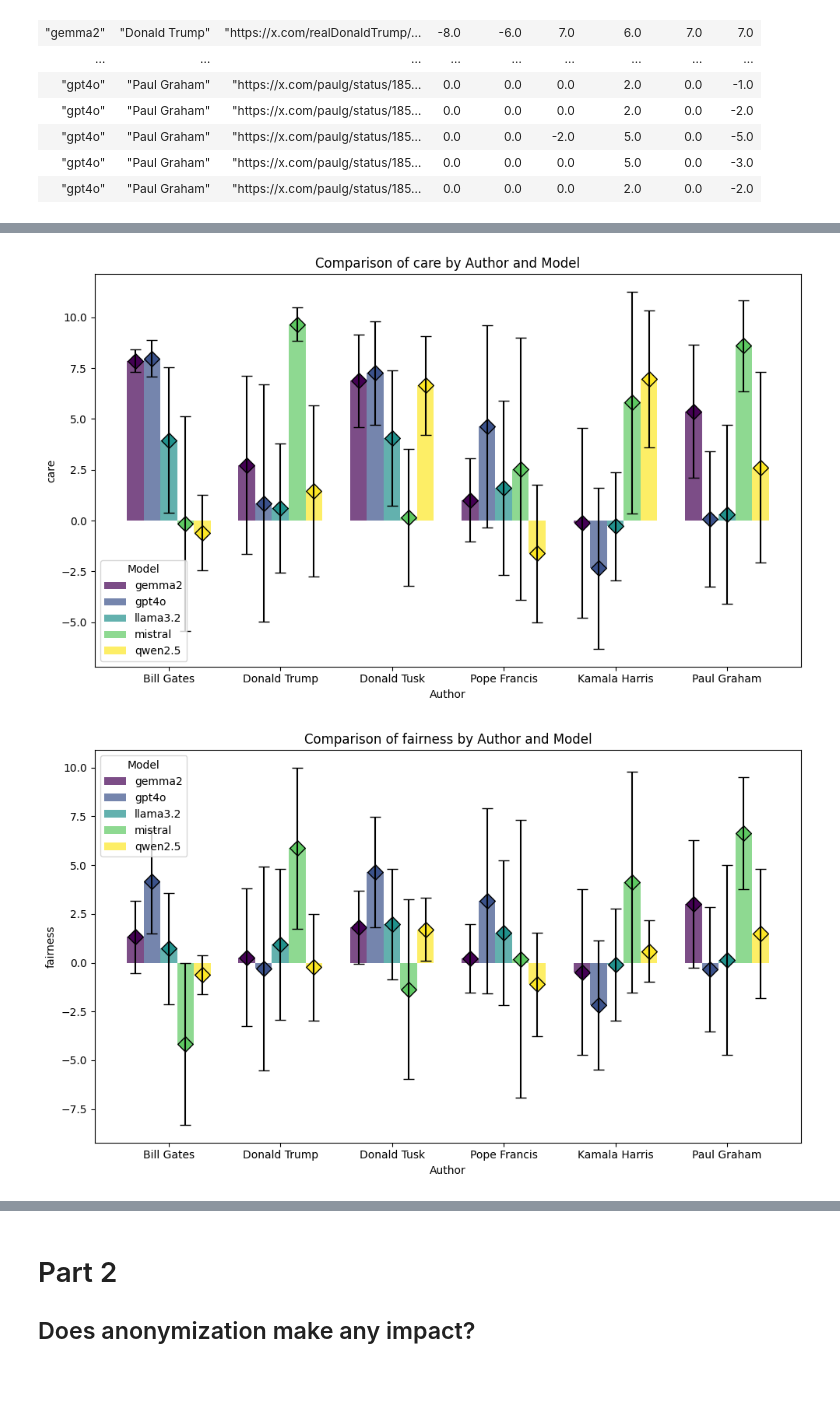
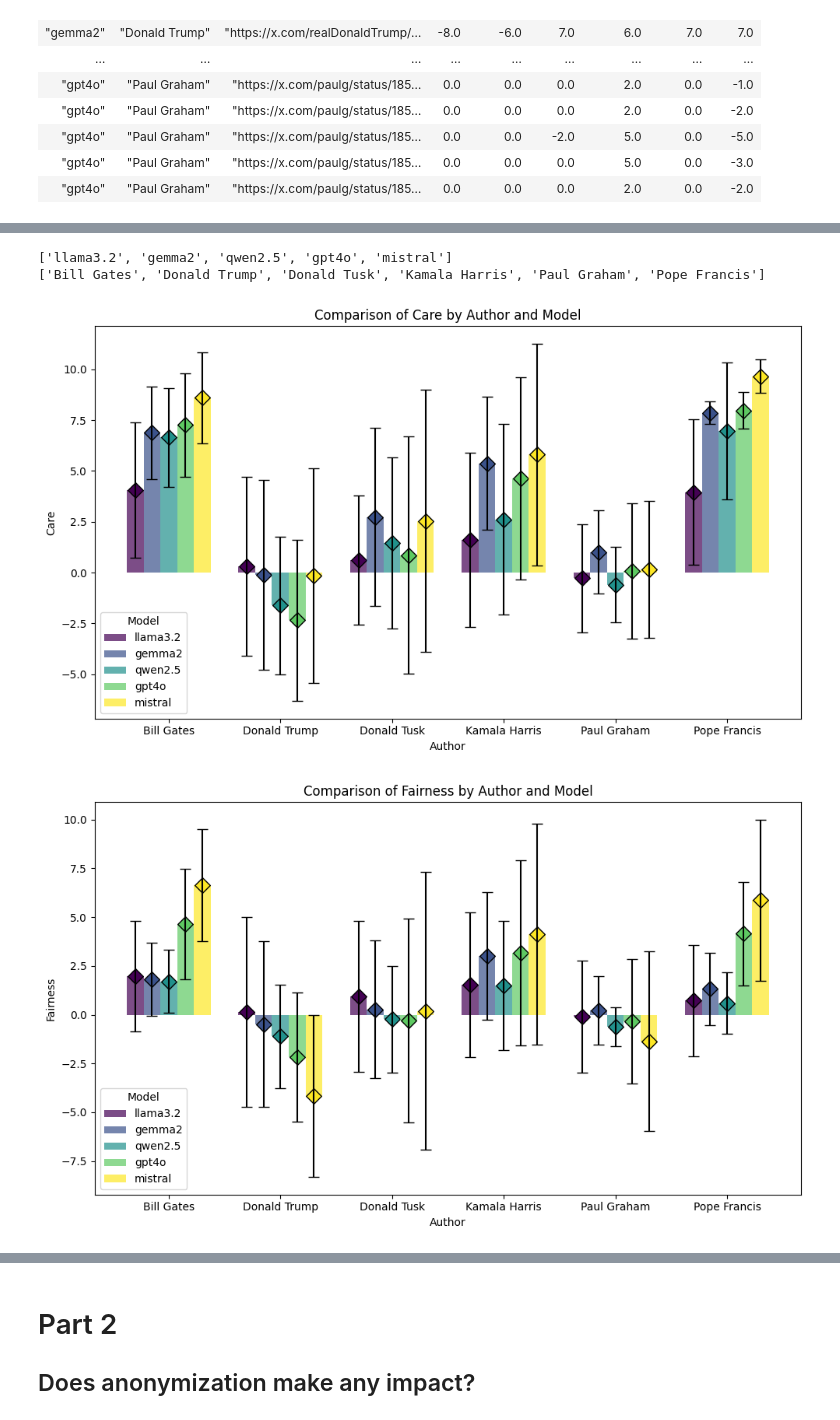
Before and after one commit to pmaciolek/mftl, a Jupyter notebook: results-summary.ipynb, the cells around one changed output, grey strips where cells are left out. Drawn from its saved outputs; the diff is of its cells as text; code cells hidden in the pictures; blank space fills up the shorter version.

```diff
--- a/results-summary.ipynb
+++ b/results-summary.ipynb
@@ -114,45 +124,69 @@ summary_df = (
 # %%
 import numpy as np
 import matplotlib.pyplot as plt
 
 # Assuming summary_df is already defined and contains mean and std columns
 bar_width = 0.15  # Width of each bar
-x_labels = summary_df["author"].unique()  # Unique authors
-# Define a fixed order for models based on their appearance or any desired order
-ordered_models = list(summary_df["model"].unique())  # You can customize this list if needed
+x_labels = summary_df["author"].unique().sort()  # Unique authors
+ordered_models = list(summary_df["model"].unique())  # Fixed order for models
+ordered_authors = list(summary_df.sort("author")["author"].unique().sort())
+print(ordered_models)
+print(ordered_authors)
 num_models = len(ordered_models)  # Number of unique models
 
-# Create a mapping of models to colors
+
+# summary_df = summary_df.with_columns(
+#     pl.when(pl.col("author") == "Pope Francis")
+#       .then(-10)
+#       .otherwise(pl.col("mean_care"))
+#       .alias("mean_care")
+# )
+
+# Create a color mapping for each model
 colors = plt.cm.viridis(np.linspace(0, 1, num_models))
 model_color_mapping = {model: colors[i] for i, model in enumerate(ordered_models)}
-marker_size=10
+marker_size = 10
 
-for column in ["mean_care", "mean_fairness", "mean_loyalty", "mean_authority", "mean_sanctity", "mean_liberty"]:
+# Loop through each foundation column
+for foundation in ["care", "fairness", "loyalty", "authority", "sanctity", "liberty"]:
+    mean_col = f"mean_{foundation}"
+    std_col = f"std_{foundation}"
+
     plt.figure(figsize=(10, 6))
 
+    # Iterate over models to plot grouped bars and scatter points with error bars
     for i, model in enumerate(ordered_models):
-        model_data = summary_df.filter(pl.col("model") == model).to_pandas()  # Convert to Pandas DataFrame for easier plotting
+        # Filter data for the specific model and convert to Pandas DataFrame for compatibility with Matplotlib
+        model_data = summary_df.filter(pl.col("model") == model).sort("author").to_pandas()
 
-        # Calculate x positions for each model's bars
+        # Calculate x positions for the current model's bars
         x_pos = np.arange(len(x_labels)) + (i * bar_width)
 
-        # Plot bars with error bars using the fixed color mapping
-        plt.bar(x_pos, model_data[column], width=bar_width,
+        # Plot the bars
+        plt.bar(x_pos, model_data[mean_col], width=bar_width,
                 label=model, alpha=0.7, color=model_color_mapping[model])
-        plt.scatter(x_pos, model_data[column], s=marker_size**2, marker="D", color=model_color_mapping[model], edgecolors='black', linewidths=1)
+        # print(model_data)
 
+        # Overlay diamond markers on each bar
+        plt.scatter(x_pos, model_data[mean_col], s=marker_size**2, marker="D",
+                    color=model_color_mapping[model], edgecolors='black', linewidths=1)
 
-        plt.errorbar(x_pos, model_data[column], yerr=model_data[column.replace('mean', 'std')], fmt='none', ecolor='black', capsize=5)
+        # Add error bars
+        plt.errorbar(x_pos, model_data[mean_col], yerr=model_data[std_col],
+                     fmt='none', ecolor='black', capsize=5)
 
-    # Adjust x-ticks and labels
+    # Adjust x-ticks to align in the center of each grouped set
     plt.xticks(np.arange(len(x_labels)) + (num_models - 1) * bar_width / 2, x_labels)
 
-    plt.title(f'Comparison of {column.replace("mean_", "")} by Author and Model')
+    # Add titles and labels
+    plt.title(f'Comparison of {foundation.capitalize()} by Author and Model')
     plt.xlabel('Author')
-    plt.ylabel(column.replace('mean_', ''))
+    plt.ylabel(foundation.capitalize())
     plt.legend(title='Model')
-    plt.tight_layout()  # Adjust layout to prevent clipping of labels
+    plt.tight_layout()  # Adjust layout to prevent clipping
     plt.show()
 # %% [output]
+['llama3.2', 'gemma2', 'qwen2.5', 'gpt4o', 'mistral']
+['Bill Gates', 'Donald Trump', 'Donald Tusk', 'Kamala Harris', 'Paul Graham', 'Pope Francis']
-[figure, old version]
+[figure, new version]
-[figure, old version]
+[figure, new version]
```
Also changed, not shown: parts of 7 cells of this notebook.
